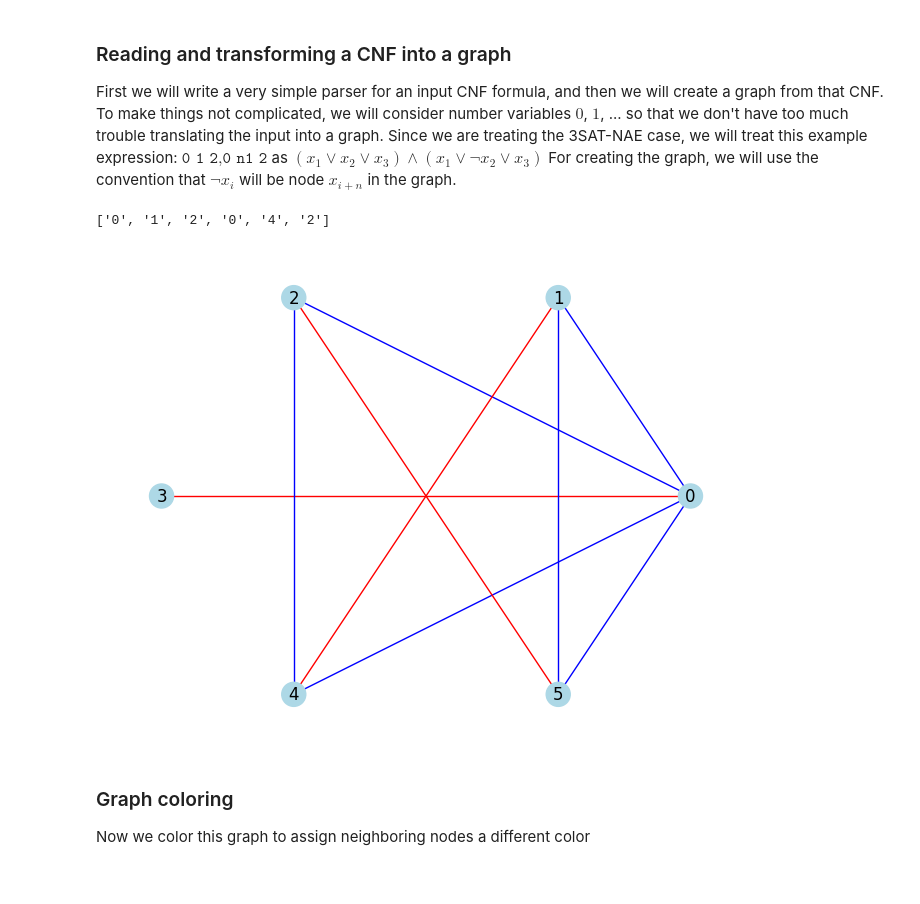
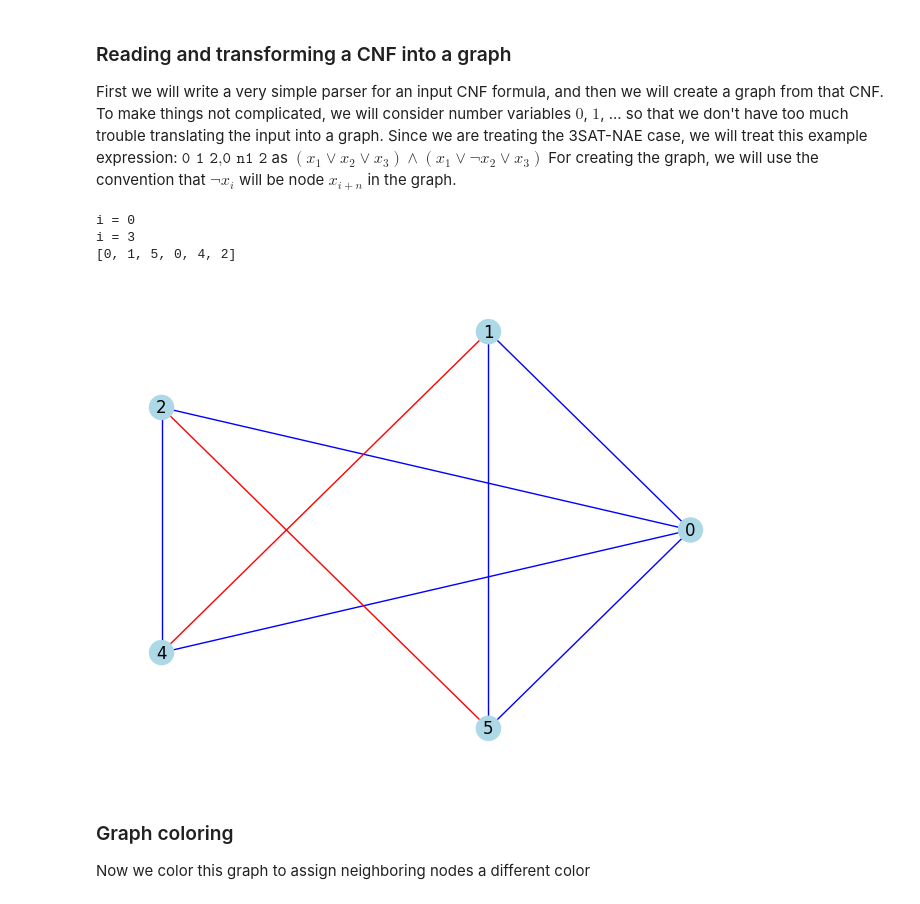
Before and after one commit to lumapools/qaoa_sat-nae, a Jupyter notebook: alternate_form.ipynb, the cells around one changed output. Cells and saved outputs as stored; diff of their text form; code cells hidden in the pictures.

```diff
--- a/alternate_form.ipynb
+++ b/alternate_form.ipynb
@@ -9,6 +9,7 @@ For creating the graph, we will use the convention that $\neg x_i$ will be node
 # %%
 import networkx as nx
 
+# Create a graph from an input CNF formula
 def parse_cnf_formula():
     # 1) Used inputs
     num_variables = int(input("Enter the number of variables: "))
@@ -19,40 +20,36 @@ def parse_cnf_formula():
     for i in range(len(individual_variables)):
         if individual_variables[i].startswith("n"):
             individual_variables[i] = str(int(individual_variables[i][1:])+num_variables)
+    individual_variables = list(map(lambda elem: int(elem), individual_variables))
+    set_of_variables = set(individual_variables)
+
+    G = nx.Graph()
+    vertices = list(set_of_variables)
+    G.add_nodes_from(vertices)
+    for i in range(0, len(individual_variables), 3):
+        print('i = ' + str(i))
+        G.add_edge(individual_variables[i], individual_variables[i+1], color='b')
+        G.add_edge(individual_variables[i], individual_variables[i+2], color='b')
+        G.add_edge(individual_variables[i+1], individual_variables[i+2], color='b')
+
+    for i in range(len(individual_variables)):
+        if individual_variables[i]+num_variables in set_of_variables:
+            G.add_edge(individual_variables[i], individual_variables[i]+num_variables, color='r')
+
 
     print(individual_variables)
 
-    G = nx.Graph()
     return G
-obtained_graph = parse_cnf_formula()
-# %% [output]
-['0', '1', '2', '0', '4', '2']
-# %%
-G = nx.Graph()
-
-labels = [0, 1, 2, 3, 4, 5]
-node_color_map = ["lightblue"]*len(labels)
-G.add_nodes_from(labels)
-
-# clause 1
-G.add_edge(0, 1, color="b")
-G.add_edge(0, 5, color="b")
-G.add_edge(1, 5, color="b")
-
-# clause 2
-G.add_edge(0, 4, color="b")
-G.add_edge(0, 2, color="b")
-G.add_edge(4, 2, color="b")
-
-G.add_edge(0, 3, color="r")
-G.add_edge(1, 4, color="r")
-G.add_edge(2, 5, color="r")
-
-edge_colors = [G[u][v]['color'] for u,v in G.edges()]
-
-nx.draw_circular(G, with_labels=True, node_color=node_color_map, edge_color=edge_colors)
-# %% [output]
-[figure, removed]
+# %%
+obtained_graph = parse_cnf_formula()
+node_colors = ["lightblue"]*obtained_graph.number_of_nodes()
+edge_colors = [obtained_graph[u][v]['color'] for u,v in obtained_graph.edges()]
+nx.draw_circular(obtained_graph, with_labels=True, node_color=node_colors, edge_color=edge_colors)
+# %% [output]
+i = 0
+i = 3
+[0, 1, 5, 0, 4, 2]
+[figure, added]
 # %% [markdown]
 ### Graph coloring
 Now we color this graph to assign neighboring nodes a different color
```
Also changed, not shown: parts of 6 cells of this notebook.
